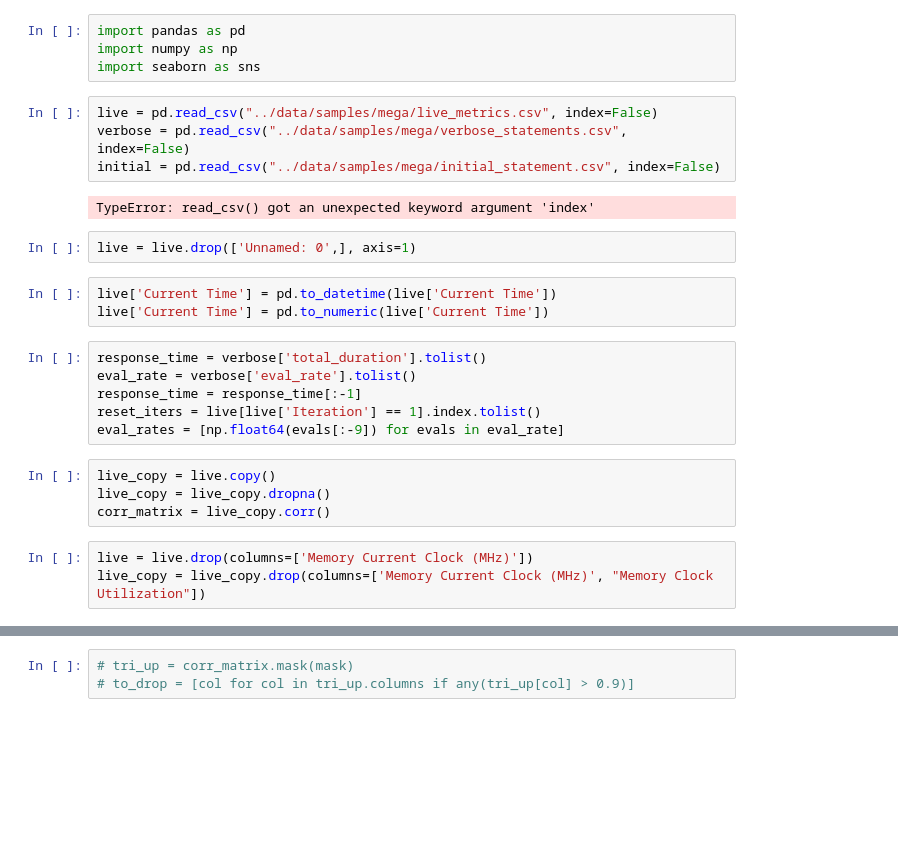
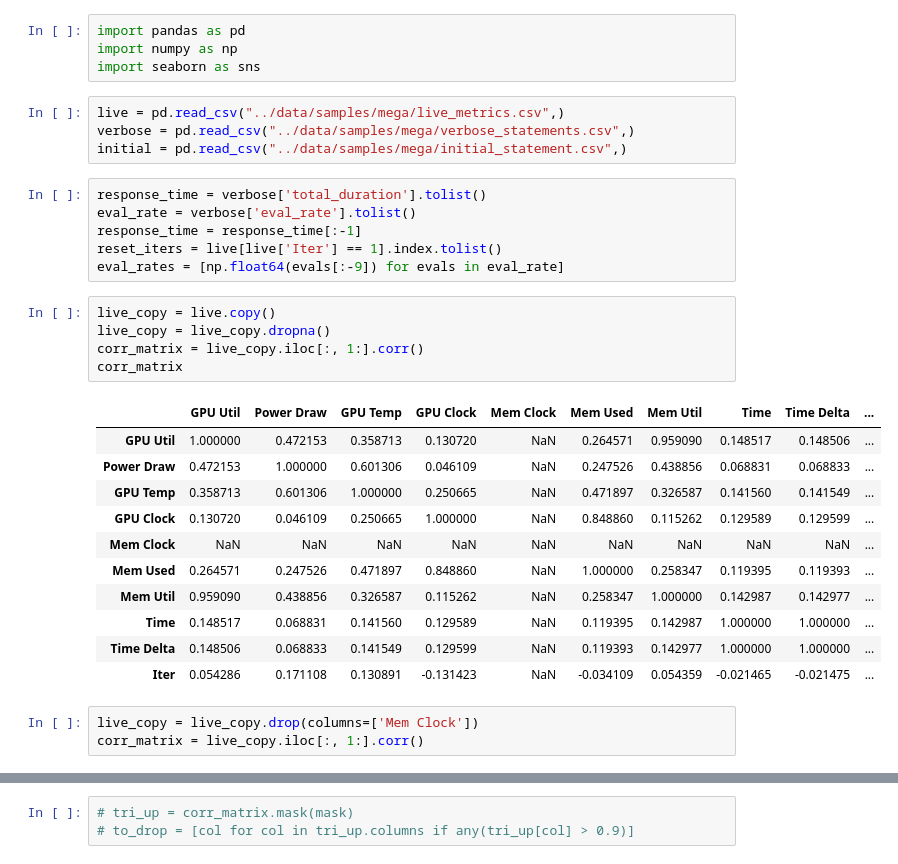
Before and after one commit to alt-rahul/5g-edge-app, a Jupyter notebook: model/features.ipynb, the cells around one changed output, grey strips where cells are left out. Drawn from its saved outputs; the diff is of its cells as text; blank space fills up the shorter version.

```diff
--- a/model/features.ipynb
+++ b/model/features.ipynb
@@ -3,26 +3,32 @@ import pandas as pd
 import numpy as np
 import seaborn as sns
 # %%
-live = pd.read_csv("../data/samples/mega/live_metrics.csv", index=False)
-verbose = pd.read_csv("../data/samples/mega/verbose_statements.csv", index=False)
-initial = pd.read_csv("../data/samples/mega/initial_statement.csv", index=False)
+live = pd.read_csv("../data/samples/mega/live_metrics.csv",)
+verbose = pd.read_csv("../data/samples/mega/verbose_statements.csv",)
+initial = pd.read_csv("../data/samples/mega/initial_statement.csv",)
-# %% [output]
-TypeError: read_csv() got an unexpected keyword argument 'index'
-# %%
-live = live.drop(['Unnamed: 0',], axis=1)
-# %%
-live['Current Time'] = pd.to_datetime(live['Current Time'])
-live['Current Time'] = pd.to_numeric(live['Current Time'])
 # %%
 response_time = verbose['total_duration'].tolist()
 eval_rate = verbose['eval_rate'].tolist()
 response_time = response_time[:-1]
-reset_iters = live[live['Iteration'] == 1].index.tolist()
+reset_iters = live[live['Iter'] == 1].index.tolist()
 eval_rates = [np.float64(evals[:-9]) for evals in eval_rate]
 # %%
 live_copy = live.copy()
 live_copy = live_copy.dropna()
-corr_matrix = live_copy.corr()
+corr_matrix = live_copy.iloc[:, 1:].corr()
+corr_matrix
+# %% [output]
+|  | GPU Util | Power Draw | GPU Temp | GPU Clock | Mem Clock | Mem Used | Mem Util | Time | Time Delta | ... |
+| GPU Util | 1.000000 | 0.472153 | 0.358713 | 0.130720 | NaN | 0.264571 | 0.959090 | 0.148517 | 0.148506 | ... |
+| Power Draw | 0.472153 | 1.000000 | 0.601306 | 0.046109 | NaN | 0.247526 | 0.438856 | 0.068831 | 0.068833 | ... |
+| GPU Temp | 0.358713 | 0.601306 | 1.000000 | 0.250665 | NaN | 0.471897 | 0.326587 | 0.141560 | 0.141549 | ... |
+| GPU Clock | 0.130720 | 0.046109 | 0.250665 | 1.000000 | NaN | 0.848860 | 0.115262 | 0.129589 | 0.129599 | ... |
+| Mem Clock | NaN | NaN | NaN | NaN | NaN | NaN | NaN | NaN | NaN | ... |
+| Mem Used | 0.264571 | 0.247526 | 0.471897 | 0.848860 | NaN | 1.000000 | 0.258347 | 0.119395 | 0.119393 | ... |
+| Mem Util | 0.959090 | 0.438856 | 0.326587 | 0.115262 | NaN | 0.258347 | 1.000000 | 0.142987 | 0.142977 | ... |
+| Time | 0.148517 | 0.068831 | 0.141560 | 0.129589 | NaN | 0.119395 | 0.142987 | 1.000000 | 1.000000 | ... |
+| Time Delta | 0.148506 | 0.068833 | 0.141549 | 0.129599 | NaN | 0.119393 | 0.142977 | 1.000000 | 1.000000 | ... |
+| Iter | 0.054286 | 0.171108 | 0.130891 | -0.131423 | NaN | -0.034109 | 0.054359 | -0.021465 | -0.021475 | ... |
 # %%
-live = live.drop(columns=['Memory Current Clock (MHz)'])
-live_copy = live_copy.drop(columns=['Memory Current Clock (MHz)', "Memory Clock Utilization"])
+live_copy = live_copy.drop(columns=['Mem Clock'])
+corr_matrix = live_copy.iloc[:, 1:].corr()
```
Also changed, not shown: parts of 3 cells of this notebook, 2 other files.
